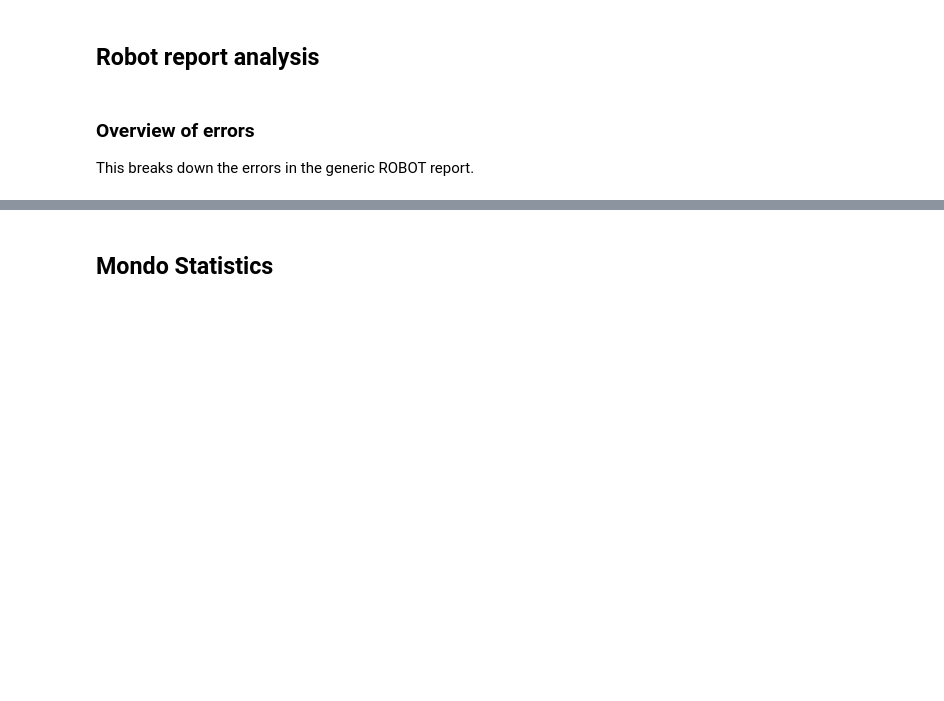
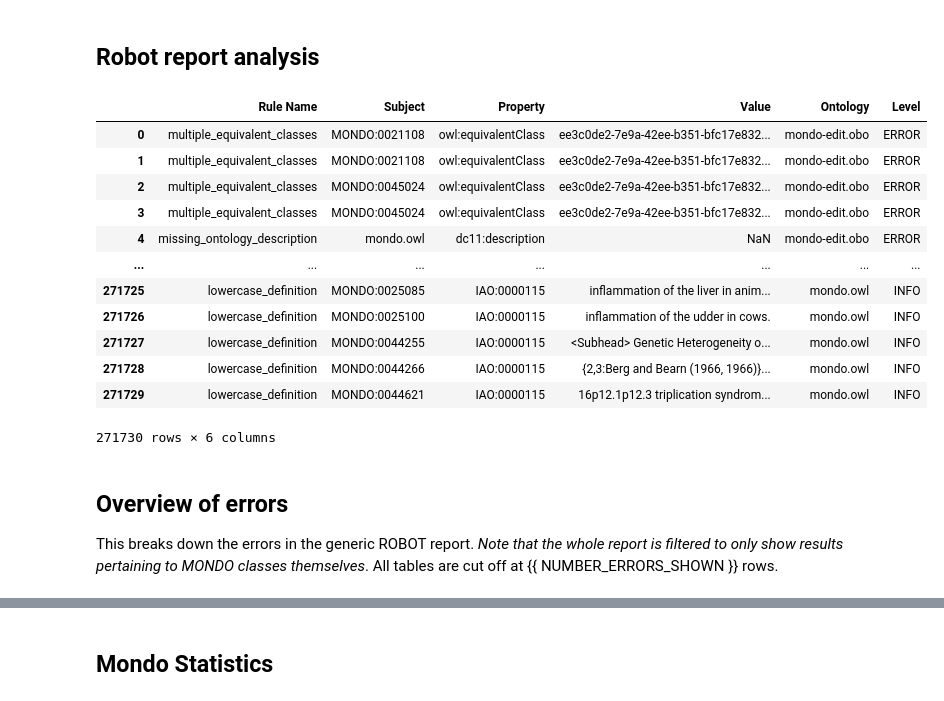
Before and after one commit to monarch-initiative/mondo, a Jupyter notebook: src/ontology/reports/mondo_analysis.ipynb, the cells around one changed output, grey strips where cells are left out. Drawn from its saved outputs; the diff is of its cells as text; code cells hidden in the pictures; blank space fills up the shorter version.

```diff
--- a/src/ontology/reports/mondo_analysis.ipynb
+++ b/src/ontology/reports/mondo_analysis.ipynb
@@ -42,26 +42,3 @@ NUMBER_ERRORS_SHOWN=10
 mondo="http://purl.obolibrary.org/obo/mondo.owl"
 g = Graph()
 g.parse("../mondo-qc.owl", format="xml")
-# %%
-def sparql_path(sparql):
-    return os.path.join(sparql_dir_local,sparql+".sparql")
-
-def report_path(report):
-    return os.path.join(reports_dir_local,report+".tsv")
-
-def get_report(name):
-    try:
-        return pd.read_csv(report_path(name),sep="\t")
-    except pd.errors.EmptyDataError:
-        print("WARNING! ", name, " is empty and has been skipped.")
-    return pd.DataFrame(columns=['EMPTY'])
-
-def load_from_uri(uri):
-    query = urlopen(sparql_iri).read().decode('utf-8')
-    return query
-
-
-def load_from_local_file(file_path):
-    with open(file_path, 'r') as file:
-        data = file.read()
-    return data
@@ -68,16 +62,31 @@ def load_from_local_file(file_path):
 # %% [markdown]
 ## Robot report analysis
 # %%
-df = get_report("obo-report")
+df = get_report("robot-report-obo")
 # Bug in ROBOT, wrong number of columns:
-df.columns=['Rule Name', 'Subject', 'Property', 'Value','Trash']
+df.columns=['Rule Name', 'Subject', 'Property', 'Value','Trash','Ontology']
 df['Level'] = df.index
 df.reset_index(level=0, inplace=True)
 del df['index']
 del df['Trash']
+df
+# %% [output]
+|  | Rule Name | Subject | Property | Value | Ontology | Level |
+| 0 | multiple_equivalent_classes | MONDO:0021108 | owl:equivalentClass | ee3c0de2-7e9a-42ee-b351-bfc17e832... | mondo-edit.obo | ERROR |
+| 1 | multiple_equivalent_classes | MONDO:0021108 | owl:equivalentClass | ee3c0de2-7e9a-42ee-b351-bfc17e832... | mondo-edit.obo | ERROR |
+| 2 | multiple_equivalent_classes | MONDO:0045024 | owl:equivalentClass | ee3c0de2-7e9a-42ee-b351-bfc17e832... | mondo-edit.obo | ERROR |
+| 3 | multiple_equivalent_classes | MONDO:0045024 | owl:equivalentClass | ee3c0de2-7e9a-42ee-b351-bfc17e832... | mondo-edit.obo | ERROR |
+| 4 | missing_ontology_description | mondo.owl | dc11:description | NaN | mondo-edit.obo | ERROR |
+| ... | ... | ... | ... | ... | ... | ... |
+| 271725 | lowercase_definition | MONDO:0025085 | IAO:0000115 | inflammation of the liver in anim... | mondo.owl | INFO |
+| 271726 | lowercase_definition | MONDO:0025100 | IAO:0000115 | inflammation of the udder in cows. | mondo.owl | INFO |
+| 271727 | lowercase_definition | MONDO:0044255 | IAO:0000115 | <Subhead> Genetic Heterogeneity o... | mondo.owl | INFO |
+| 271728 | lowercase_definition | MONDO:0044266 | IAO:0000115 | {2,3:Berg and Bearn (1966, 1966)}... | mondo.owl | INFO |
+| 271729 | lowercase_definition | MONDO:0044621 | IAO:0000115 | 16p12.1p12.3 triplication syndrom... | mondo.owl | INFO |
+271730 rows × 6 columns
 # %% [markdown]
-### Overview of errors
+## Overview of errors
 
-This breaks down the errors in the generic ROBOT report.
+This breaks down the errors in the generic ROBOT report. _Note that the whole report is filtered to only show results pertaining to MONDO classes themselves_. All tables are cut off at {{ NUMBER_ERRORS_SHOWN }} rows.
 # %%
 df=df[df['Subject'].str.startswith('MONDO')]
```
Also changed, not shown: parts of 14 cells of this notebook, 9 other files.
